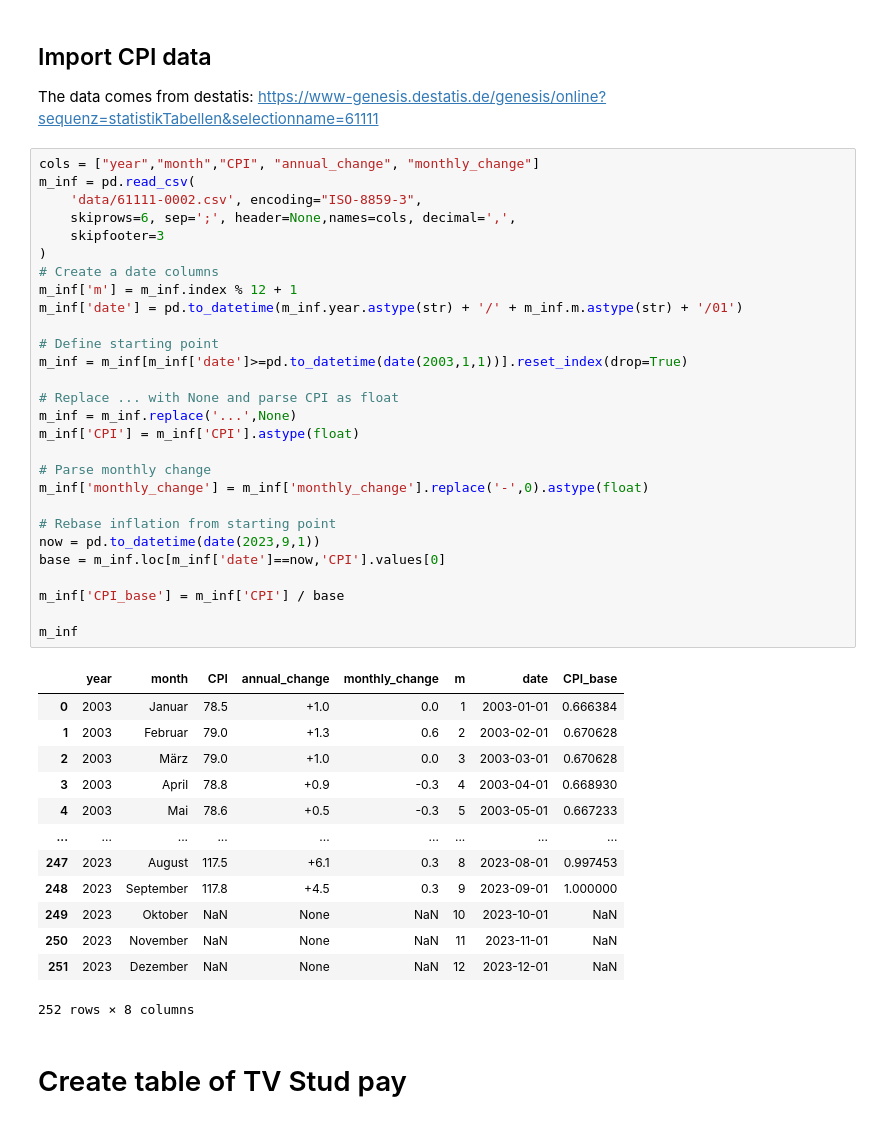
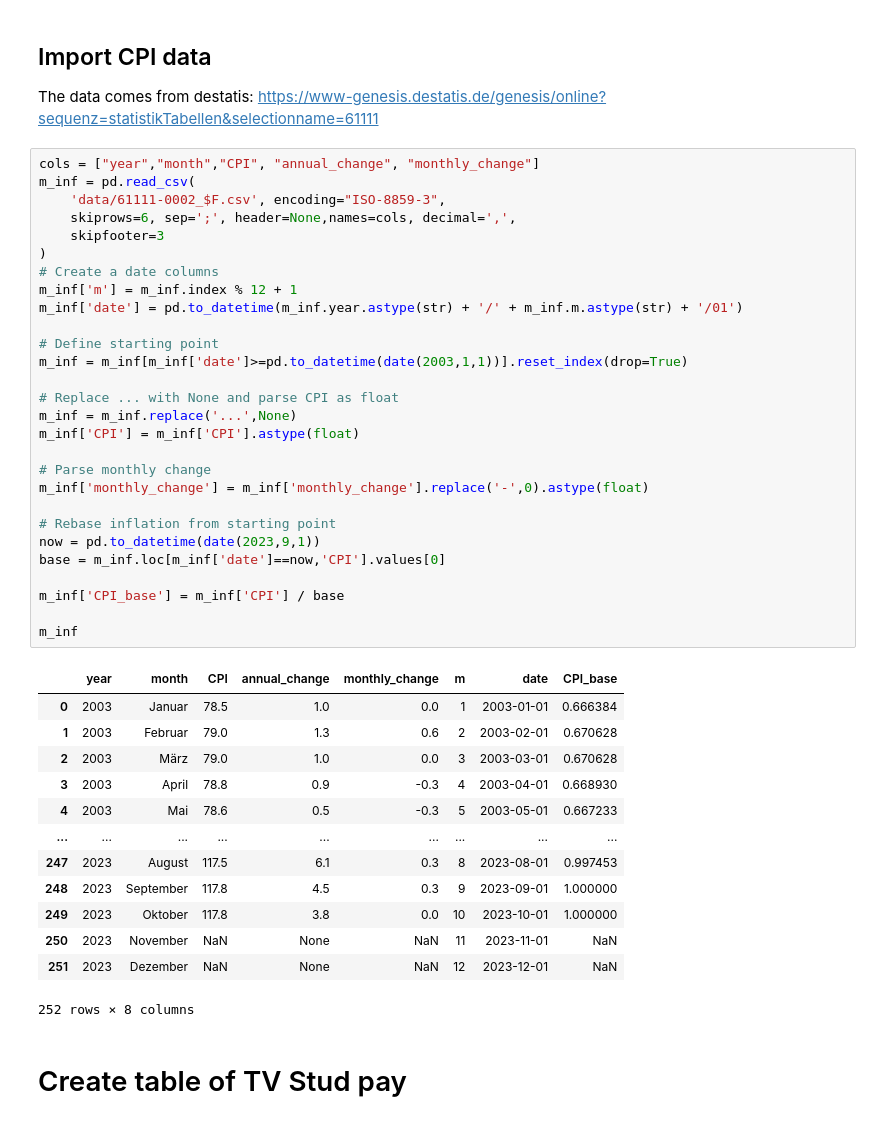
Before and after one commit to mcallaghan/real-wages, a Jupyter notebook: TVSTUD.ipynb, the cells around one changed output. Saved outputs shown, nothing was run; the diff lists cells and outputs as text.

```diff
--- a/TVSTUD.ipynb
+++ b/TVSTUD.ipynb
@@ -10,42 +10,42 @@ The data comes from destatis: https://www-genesis.destatis.de/genesis/online?seq
 # %%
 cols = ["year","month","CPI", "annual_change", "monthly_change"]
 m_inf = pd.read_csv(
-    'data/61111-0002.csv', encoding="ISO-8859-3",
+    'data/61111-0002_$F.csv', encoding="ISO-8859-3",
     skiprows=6, sep=';', header=None,names=cols, decimal=',',
     skipfooter=3
 )
 # Create a date columns
 m_inf['m'] = m_inf.index % 12 + 1
 m_inf['date'] = pd.to_datetime(m_inf.year.astype(str) + '/' + m_inf.m.astype(str) + '/01')
 
 # Define starting point
 m_inf = m_inf[m_inf['date']>=pd.to_datetime(date(2003,1,1))].reset_index(drop=True)
 
 # Replace ... with None and parse CPI as float
 m_inf = m_inf.replace('...',None)
 m_inf['CPI'] = m_inf['CPI'].astype(float)
 
 # Parse monthly change
 m_inf['monthly_change'] = m_inf['monthly_change'].replace('-',0).astype(float)
 
 # Rebase inflation from starting point
 now = pd.to_datetime(date(2023,9,1))
 base = m_inf.loc[m_inf['date']==now,'CPI'].values[0]
 
 m_inf['CPI_base'] = m_inf['CPI'] / base
 
 m_inf
 # %% [output]
 |  | year | month | CPI | annual_change | monthly_change | m | date | CPI_base |
-| 0 | 2003 | Januar | 78.5 | +1.0 | 0.0 | 1 | 2003-01-01 | 0.666384 |
-| 1 | 2003 | Februar | 79.0 | +1.3 | 0.6 | 2 | 2003-02-01 | 0.670628 |
-| 2 | 2003 | März | 79.0 | +1.0 | 0.0 | 3 | 2003-03-01 | 0.670628 |
-| 3 | 2003 | April | 78.8 | +0.9 | -0.3 | 4 | 2003-04-01 | 0.668930 |
-| 4 | 2003 | Mai | 78.6 | +0.5 | -0.3 | 5 | 2003-05-01 | 0.667233 |
+| 0 | 2003 | Januar | 78.5 | 1.0 | 0.0 | 1 | 2003-01-01 | 0.666384 |
+| 1 | 2003 | Februar | 79.0 | 1.3 | 0.6 | 2 | 2003-02-01 | 0.670628 |
+| 2 | 2003 | März | 79.0 | 1.0 | 0.0 | 3 | 2003-03-01 | 0.670628 |
+| 3 | 2003 | April | 78.8 | 0.9 | -0.3 | 4 | 2003-04-01 | 0.668930 |
+| 4 | 2003 | Mai | 78.6 | 0.5 | -0.3 | 5 | 2003-05-01 | 0.667233 |
 | ... | ... | ... | ... | ... | ... | ... | ... | ... |
-| 247 | 2023 | August | 117.5 | +6.1 | 0.3 | 8 | 2023-08-01 | 0.997453 |
-| 248 | 2023 | September | 117.8 | +4.5 | 0.3 | 9 | 2023-09-01 | 1.000000 |
-| 249 | 2023 | Oktober | NaN | None | NaN | 10 | 2023-10-01 | NaN |
+| 247 | 2023 | August | 117.5 | 6.1 | 0.3 | 8 | 2023-08-01 | 0.997453 |
+| 248 | 2023 | September | 117.8 | 4.5 | 0.3 | 9 | 2023-09-01 | 1.000000 |
+| 249 | 2023 | Oktober | 117.8 | 3.8 | 0.0 | 10 | 2023-10-01 | 1.000000 |
 | 250 | 2023 | November | NaN | None | NaN | 11 | 2023-11-01 | NaN |
 | 251 | 2023 | Dezember | NaN | None | NaN | 12 | 2023-12-01 | NaN |
 252 rows × 8 columns
```
Also changed, not shown: parts of 10 cells of this notebook.
